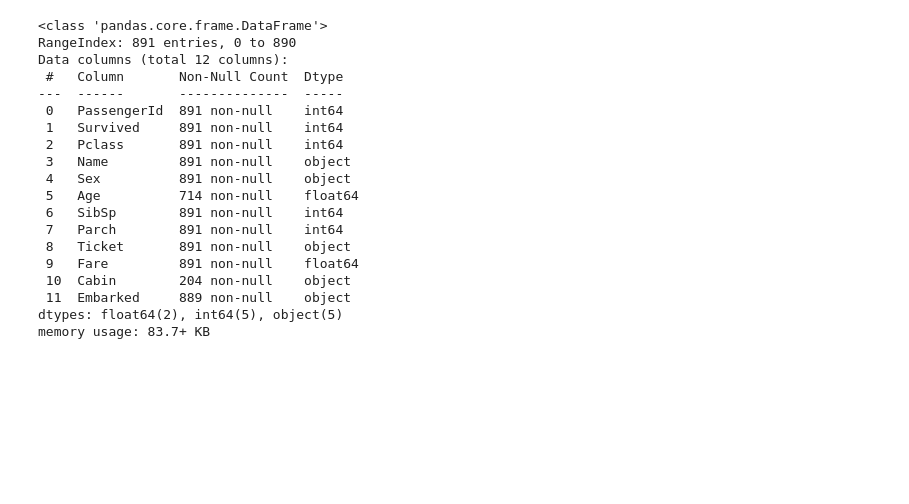
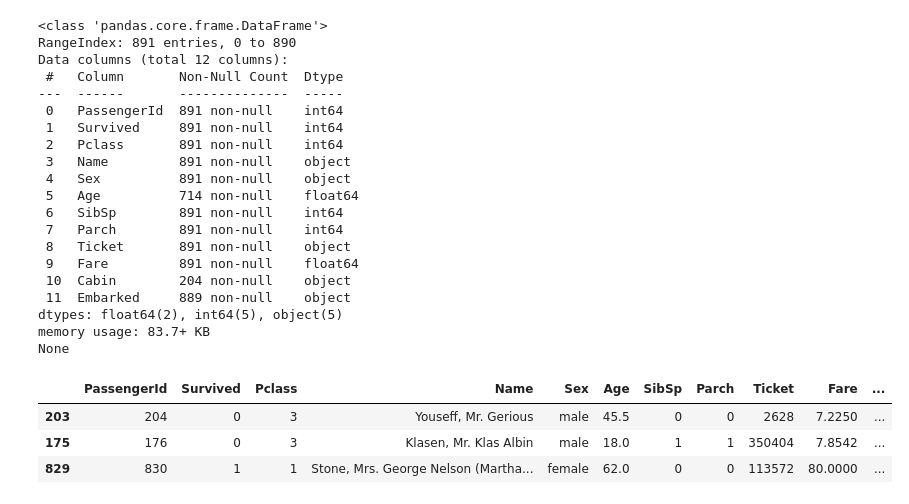
Before and after one commit to joseongho/titanic, a Jupyter notebook: test.ipynb, the cells around one changed output. Saved outputs shown, nothing was run; the diff lists cells and outputs as text; code cells hidden in the pictures; blank space fills up the shorter version.

```diff
--- a/test.ipynb
+++ b/test.ipynb
@@ -4,26 +4,32 @@ import torch
 import matplotlib.pyplot as plt
 # %%
 trainDF = pd.read_csv('train.csv')
-trainDF.info()
+print(trainDF.info())
+trainDF.sample(3)
 # %% [output]
 <class 'pandas.core.frame.DataFrame'>
 RangeIndex: 891 entries, 0 to 890
 Data columns (total 12 columns):
  #   Column       Non-Null Count  Dtype
 ---  ------       --------------  -----
  0   PassengerId  891 non-null    int64
  1   Survived     891 non-null    int64
  2   Pclass       891 non-null    int64
  3   Name         891 non-null    object
  4   Sex          891 non-null    object
  5   Age          714 non-null    float64
  6   SibSp        891 non-null    int64
  7   Parch        891 non-null    int64
  8   Ticket       891 non-null    object
  9   Fare         891 non-null    float64
  10  Cabin        204 non-null    object
  11  Embarked     889 non-null    object
 dtypes: float64(2), int64(5), object(5)
 memory usage: 83.7+ KB
+None
+|  | PassengerId | Survived | Pclass | Name | Sex | Age | SibSp | Parch | Ticket | Fare | ... |
+| 203 | 204 | 0 | 3 | Youseff, Mr. Gerious | male | 45.5 | 0 | 0 | 2628 | 7.2250 | ... |
+| 175 | 176 | 0 | 3 | Klasen, Mr. Klas Albin | male | 18.0 | 1 | 1 | 350404 | 7.8542 | ... |
+| 829 | 830 | 1 | 1 | Stone, Mrs. George Nelson (Martha... | female | 62.0 | 0 | 0 | 113572 | 80.0000 | ... |
 # %%
 testDF = pd.read_csv('test.csv')
```
Also changed, not shown: parts of 17 cells of this notebook, 2 other files.
